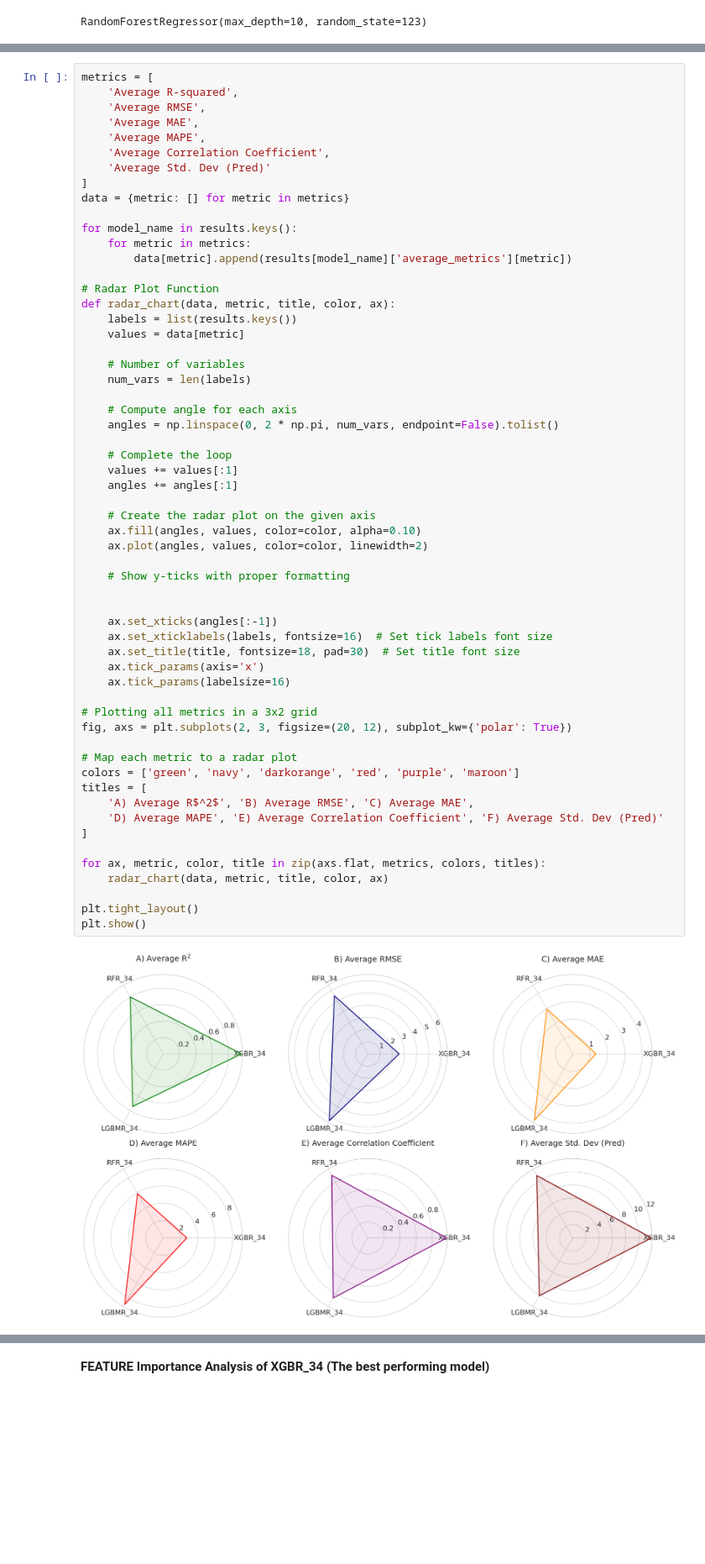
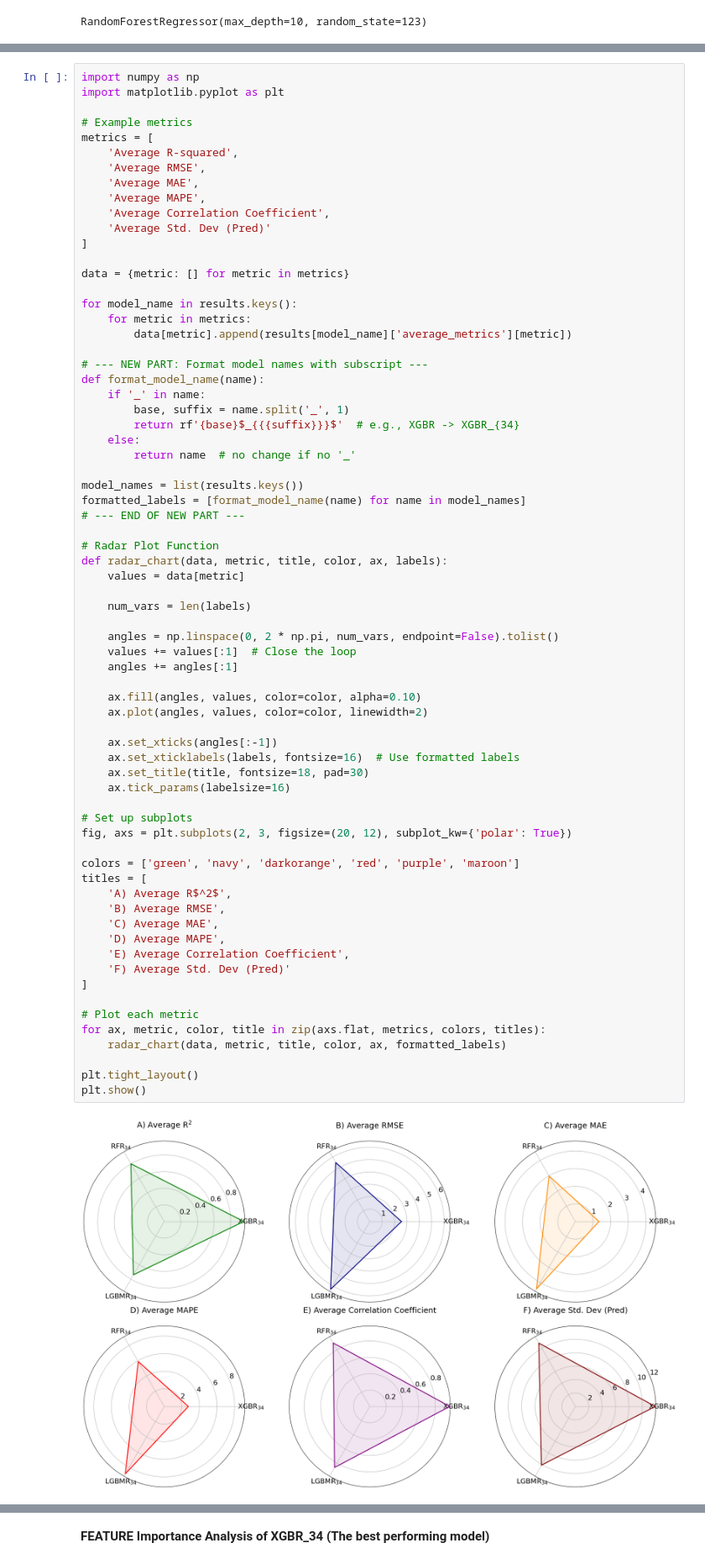
Before and after one commit to rabnawaz172/Diabetic-Retinopathy, a Jupyter notebook: Enzyme_thermostability.ipynb, the cells around one changed output, grey strips where cells are left out. Shown at 84% size. Drawn from its saved outputs; the diff is of its cells as text; blank space fills up the shorter version.

```diff
--- a/Enzyme_thermostability.ipynb
+++ b/Enzyme_thermostability.ipynb
@@ -237,6 +235,10 @@ And if memory is not enough, you can set `force_col_wise=true`.
    Average Std. Dev (True) = 12.3759
    Average Std. Dev (Pred) = 10.1061
 # %%
+import numpy as np
+import matplotlib.pyplot as plt
+
+# Example metrics
 metrics = [
     'Average R-squared',
     'Average RMSE',
@@ -245,57 +247,64 @@ metrics = [
     'Average Correlation Coefficient',
     'Average Std. Dev (Pred)'
 ]
+
 data = {metric: [] for metric in metrics}
 
 for model_name in results.keys():
     for metric in metrics:
         data[metric].append(results[model_name]['average_metrics'][metric])
 
+# --- NEW PART: Format model names with subscript ---
+def format_model_name(name):
+    if '_' in name:
+        base, suffix = name.split('_', 1)
+        return rf'{base}$_{{{suffix}}}$'  # e.g., XGBR -> XGBR_{34}
+    else:
+        return name  # no change if no '_'
+
+model_names = list(results.keys())
+formatted_labels = [format_model_name(name) for name in model_names]
+# --- END OF NEW PART ---
+
 # Radar Plot Function
-def radar_chart(data, metric, title, color, ax):
-    labels = list(results.keys())
+def radar_chart(data, metric, title, color, ax, labels):
     values = data[metric]
 
-    # Number of variables
     num_vars = len(labels)
 
-    # Compute angle for each axis
     angles = np.linspace(0, 2 * np.pi, num_vars, endpoint=False).tolist()
-
-    # Complete the loop
-    values += values[:1]
+    values += values[:1]  # Close the loop
     angles += angles[:1]
 
-    # Create the radar plot on the given axis
     ax.fill(angles, values, color=color, alpha=0.10)
     ax.plot(angles, values, color=color, linewidth=2)
 
-    # Show y-ticks with proper formatting
-
-
     ax.set_xticks(angles[:-1])
-    ax.set_xticklabels(labels, fontsize=16)  # Set tick labels font size
-    ax.set_title(title, fontsize=18, pad=30)  # Set title font size
-    ax.tick_params(axis='x')
+    ax.set_xticklabels(labels, fontsize=16)  # Use formatted labels
+    ax.set_title(title, fontsize=18, pad=30)
     ax.tick_params(labelsize=16)
 
-# Plotting all metrics in a 3x2 grid
+# Set up subplots
 fig, axs = plt.subplots(2, 3, figsize=(20, 12), subplot_kw={'polar': True})
 
-# Map each metric to a radar plot
 colors = ['green', 'navy', 'darkorange', 'red', 'purple', 'maroon']
 titles = [
-    'A) Average R$^2$', 'B) Average RMSE', 'C) Average MAE',
-    'D) Average MAPE', 'E) Average Correlation Coefficient', 'F) Average Std. Dev (Pred)'
+    'A) Average R$^2$',
+    'B) Average RMSE',
+    'C) Average MAE',
+    'D) Average MAPE',
+    'E) Average Correlation Coefficient',
+    'F) Average Std. Dev (Pred)'
 ]
 
+# Plot each metric
 for ax, metric, color, title in zip(axs.flat, metrics, colors, titles):
-    radar_chart(data, metric, title, color, ax)
+    radar_chart(data, metric, title, color, ax, formatted_labels)
 
 plt.tight_layout()
 plt.show()
 # %% [output]
-[figure, old version]
+[figure, new version]
 # %%
 import seaborn as sns
 import pandas as pd
```
Also changed, not shown: parts of 20 cells of this notebook.
